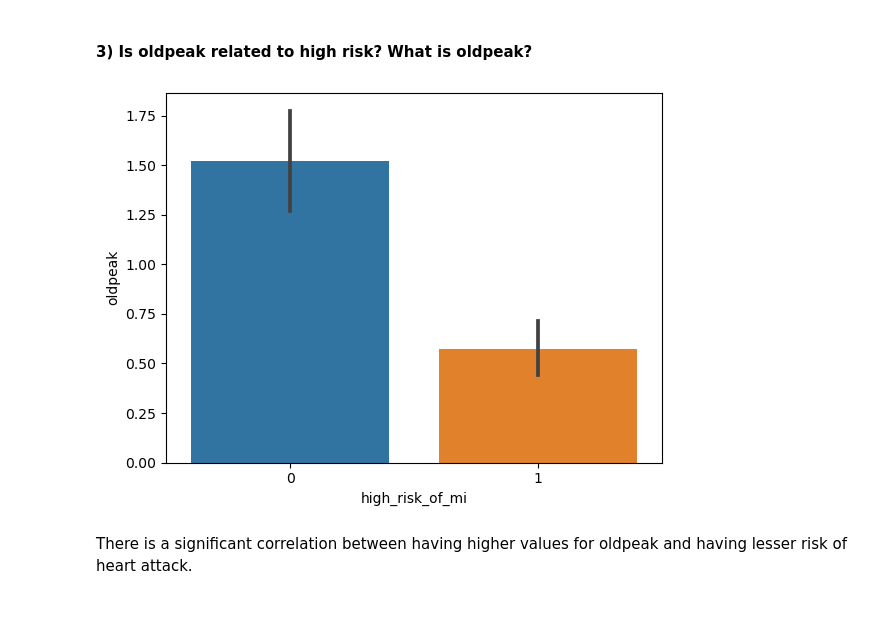
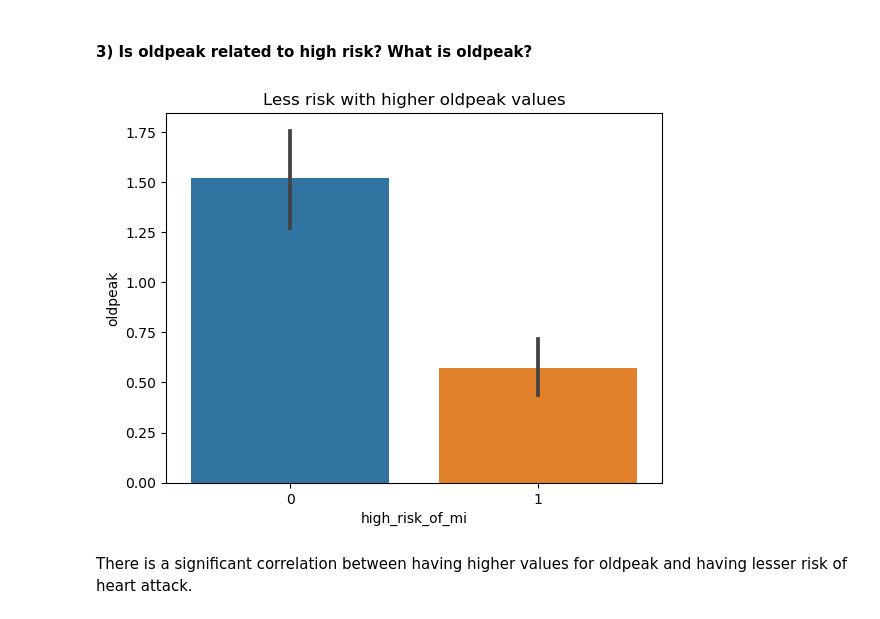
Before and after one commit to stephen-c-perry/Heart-Attack-Individual-Project, a Jupyter notebook: final_report.ipynb, the cells around one changed output. Saved outputs shown, nothing was run; the diff lists cells and outputs as text; code cells hidden in the pictures.

```diff
--- a/final_report.ipynb
+++ b/final_report.ipynb
@@ -93,9 +92,9 @@ sns.histplot(train, x= train.chest_pain_type, y= train.st_slope)
 #### 3) Is oldpeak related to high risk?  What is oldpeak?
 # %%
 #plotting visual
-e.bar_chart(train, 'high_risk_of_mi', 'oldpeak', title= None)
+e.bar_chart(train, 'high_risk_of_mi', 'oldpeak', title= 'Less risk with higher oldpeak values')
 # %% [output]
-[figure, old version]
+[figure, new version]
 # %% [markdown]
 There is a significant correlation between having higher values for oldpeak and having lesser risk of heart attack.
 # %% [markdown]
```
Also changed, not shown: parts of 8 cells of this notebook, 1 other file.
